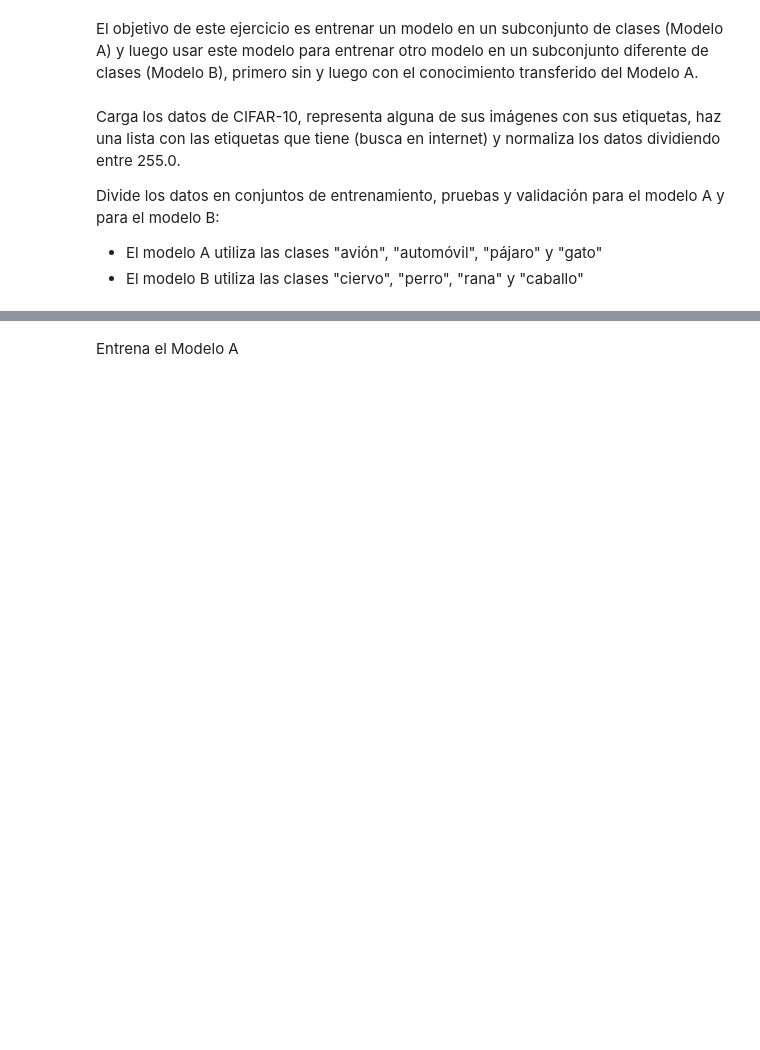
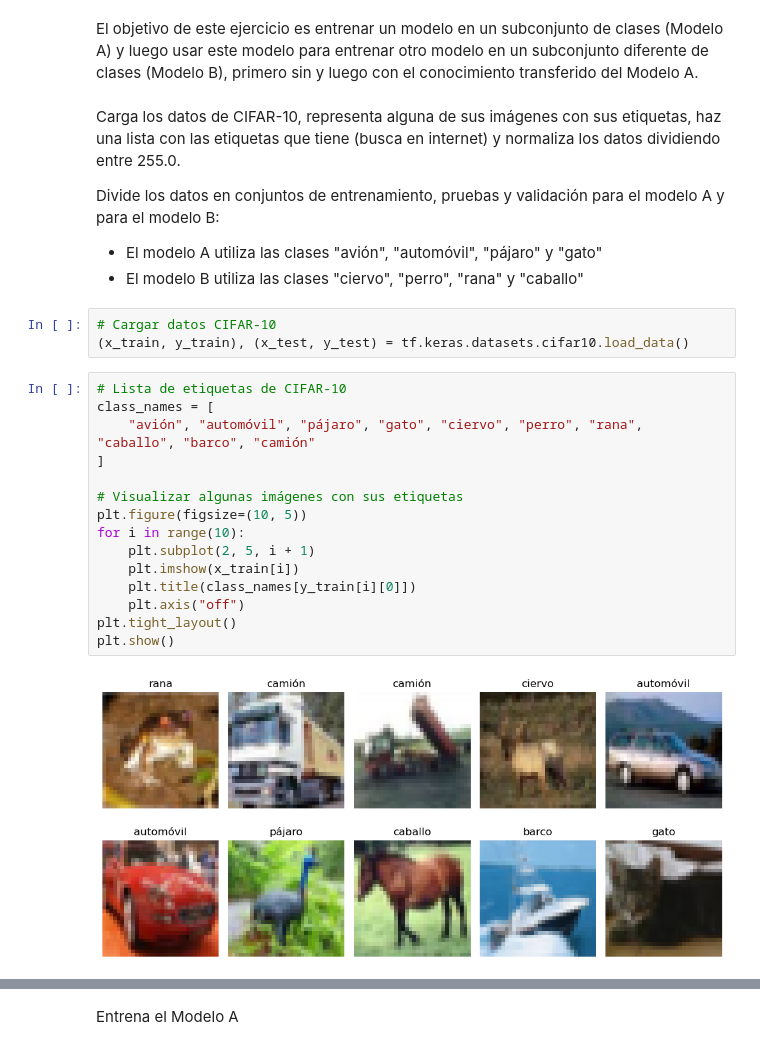
Before and after one commit to jonfdg9/IA, a Jupyter notebook: SAPA/Redes Neuronales/4_7Ejercicios.ipynb, the cells around one changed output, grey strips where cells are left out. Cells and saved outputs as stored; diff of their text form; blank space fills up the shorter version.

```diff
--- a/SAPA/Redes Neuronales/4_7Ejercicios.ipynb
+++ b/SAPA/Redes Neuronales/4_7Ejercicios.ipynb
@@ -199,3 +226,23 @@ Carga los datos de CIFAR-10, representa alguna de sus imágenes con sus etiqueta
 Divide los datos en conjuntos de entrenamiento, pruebas y validación para el modelo A y para el modelo B:
 * El modelo A utiliza las clases "avión", "automóvil", "pájaro" y "gato"
 * El modelo B utiliza las clases "ciervo", "perro", "rana" y "caballo"
+# %%
+# Cargar datos CIFAR-10
+(x_train, y_train), (x_test, y_test) = tf.keras.datasets.cifar10.load_data()
+# %%
+# Lista de etiquetas de CIFAR-10
+class_names = [
+    "avión", "automóvil", "pájaro", "gato", "ciervo", "perro", "rana", "caballo", "barco", "camión"
+]
+
+# Visualizar algunas imágenes con sus etiquetas
+plt.figure(figsize=(10, 5))
+for i in range(10):
+    plt.subplot(2, 5, i + 1)
+    plt.imshow(x_train[i])
+    plt.title(class_names[y_train[i][0]])
+    plt.axis("off")
+plt.tight_layout()
+plt.show()
+# %% [output]
+[figure, added]
```
Also changed, not shown: parts of 23 cells of this notebook, 10 other files.
